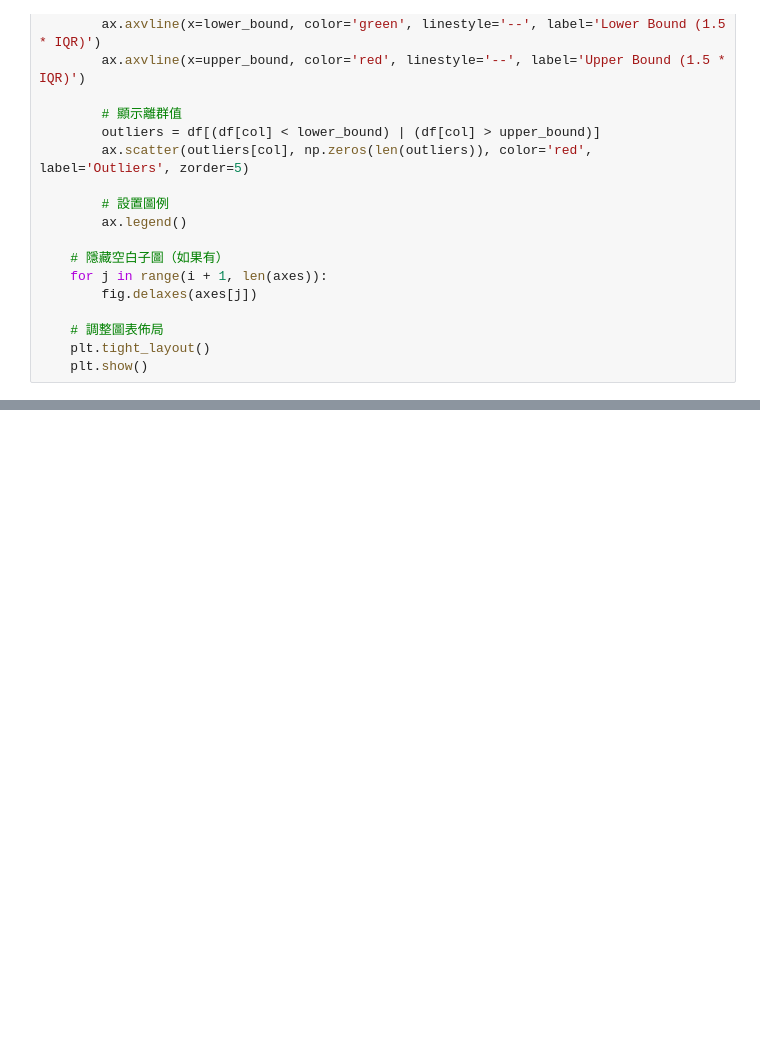
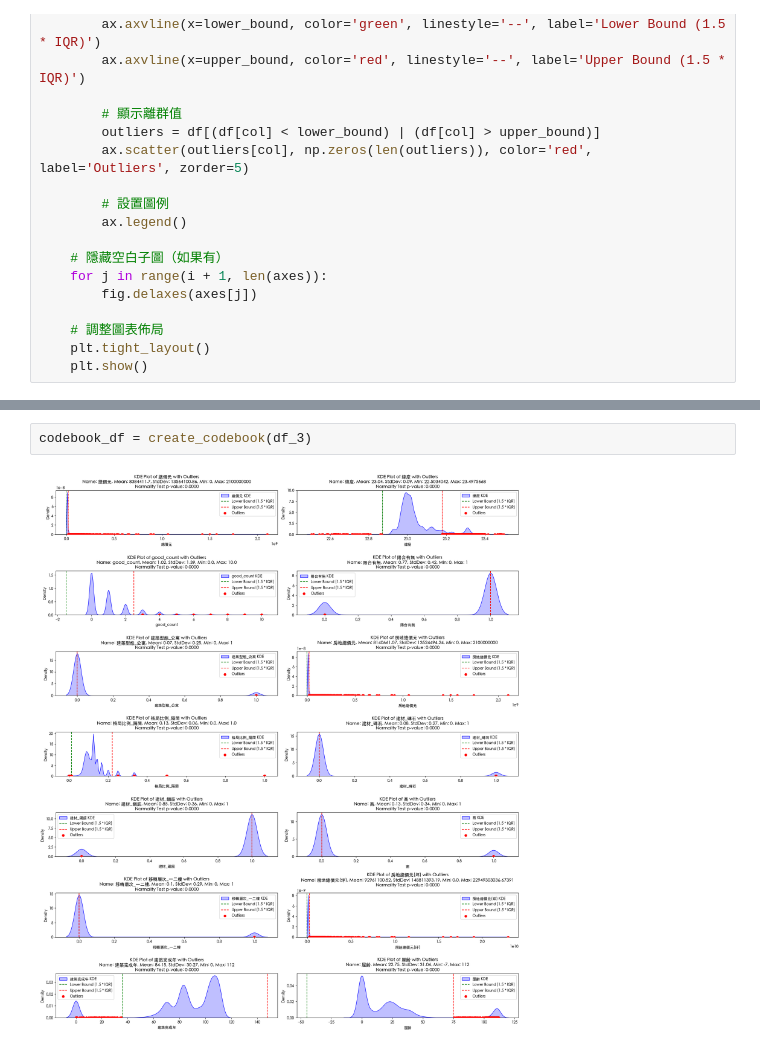
Before and after one commit to BDSE35/house, a Jupyter notebook: preprocessing/code_book.ipynb, the cells around one changed output, grey strips where cells are left out. Cells and saved outputs as stored; diff of their text form; blank space fills up the shorter version.

```diff
--- a/preprocessing/code_book.ipynb
+++ b/preprocessing/code_book.ipynb
@@ -201,0 +209,4 @@ codebook_df.to_csv('codebook_output.csv', index=False, encoding='utf-8-sig')
+# %%
+codebook_df = create_codebook(df_3)
+# %% [output]
+[figure, added]
```
Also changed, not shown: parts of 6 cells of this notebook, 4 other files.
